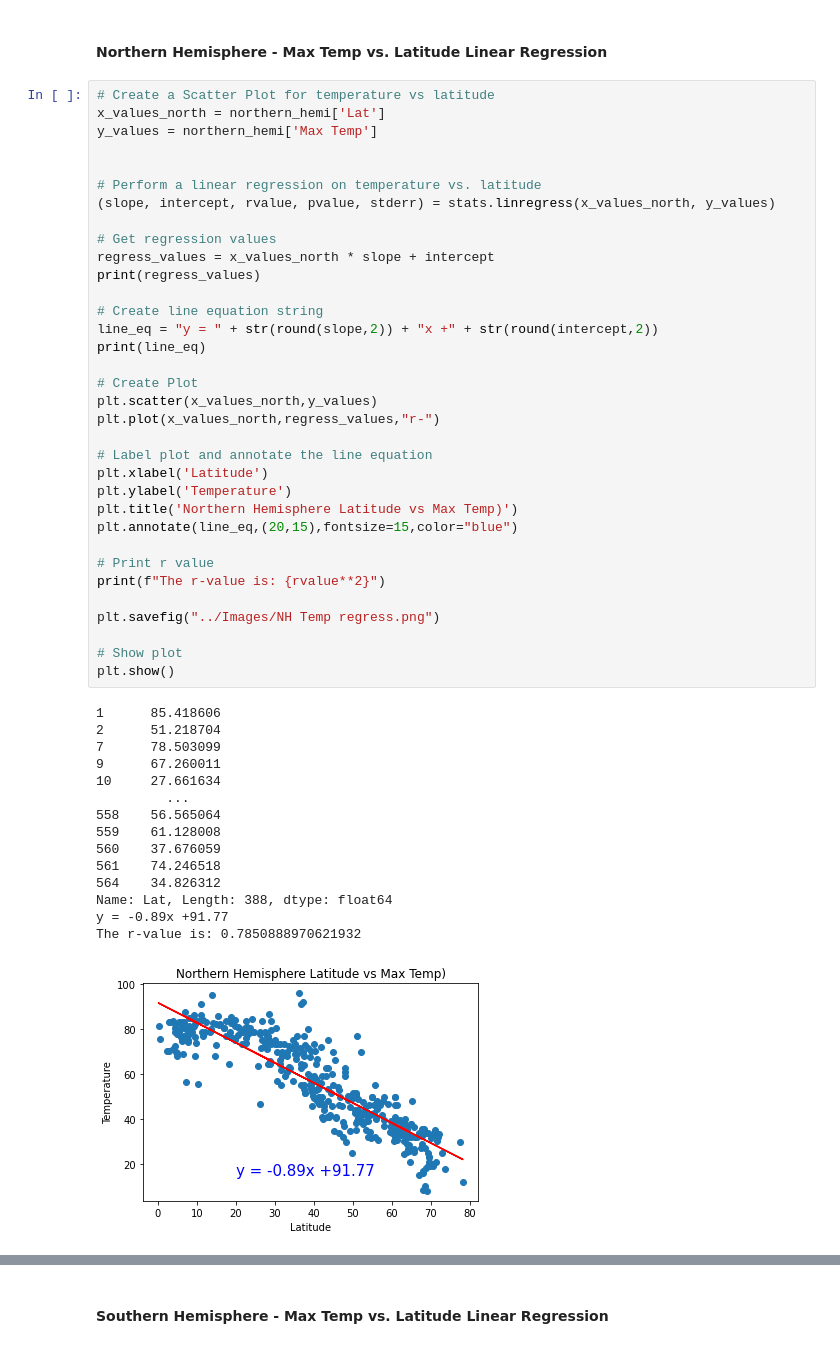
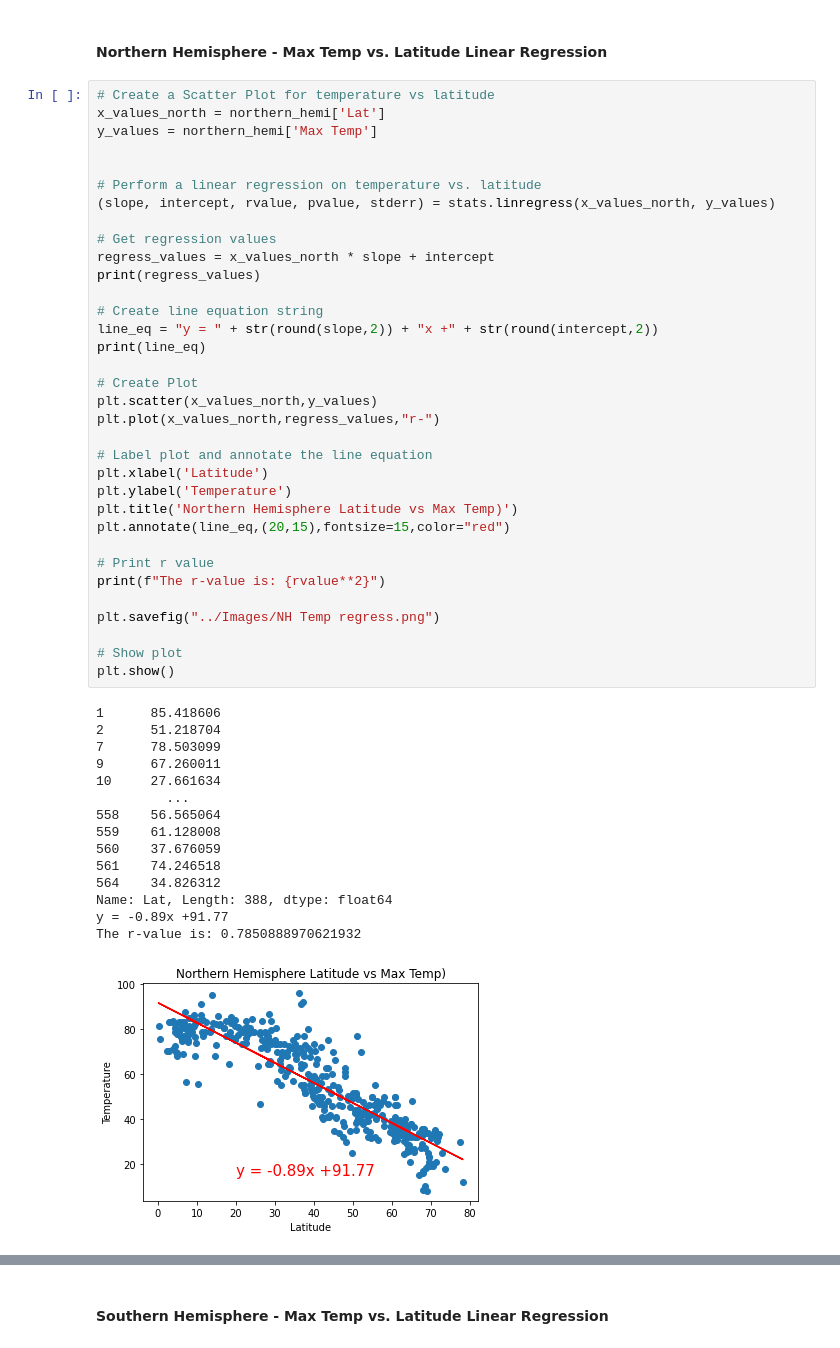
Before and after one commit to kelseyv4/python-api-challenge, a Jupyter notebook: starter_code/WeatherPy.ipynb, the cells around one changed output, grey strips where cells are left out. Saved outputs shown, nothing was run; the diff lists cells and outputs as text.

Commit message:
weather charts complete

```diff
--- a/starter_code/WeatherPy.ipynb
+++ b/starter_code/WeatherPy.ipynb
@@ -323,32 +323,32 @@ print(line_eq)
 plt.scatter(x_values_north,y_values)
 plt.plot(x_values_north,regress_values,"r-")
 
 # Label plot and annotate the line equation
 plt.xlabel('Latitude')
 plt.ylabel('Temperature')
 plt.title('Northern Hemisphere Latitude vs Max Temp)')
-plt.annotate(line_eq,(20,15),fontsize=15,color="blue")
+plt.annotate(line_eq,(20,15),fontsize=15,color="red")
 
 # Print r value
 print(f"The r-value is: {rvalue**2}")
 
 plt.savefig("../Images/NH Temp regress.png")
 
 # Show plot
 plt.show()
 # %% [output]
 1      85.418606
 2      51.218704
 7      78.503099
 9      67.260011
 10     27.661634
          ...
 558    56.565064
 559    61.128008
 560    37.676059
 561    74.246518
 564    34.826312
 Name: Lat, Length: 388, dtype: float64
 y = -0.89x +91.77
 The r-value is: 0.7850888970621932
-[figure, old version]
+[figure, new version]
```
Also changed, not shown: parts of 23 cells of this notebook, 8 other files.
